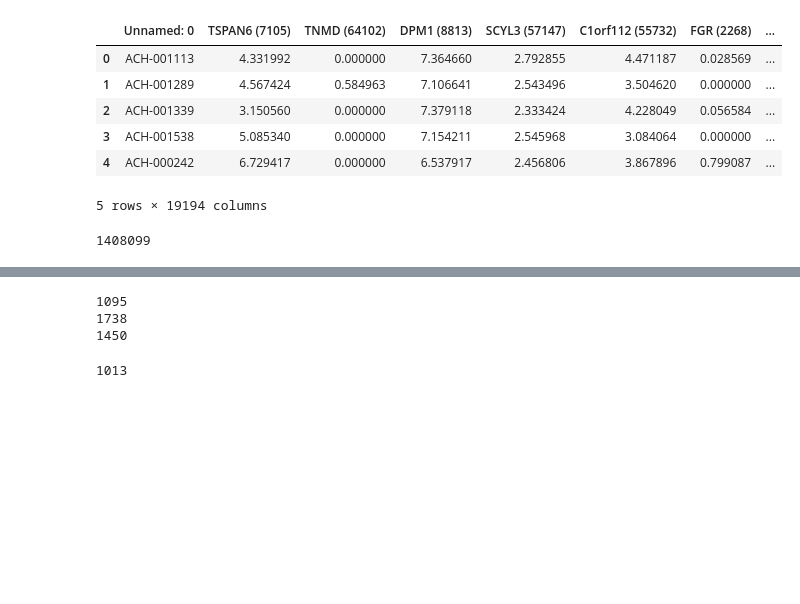
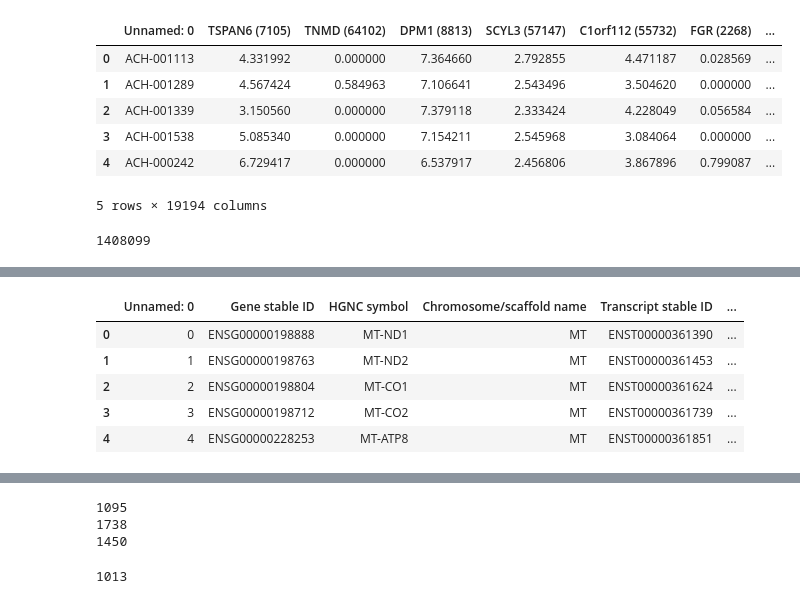
Before and after one commit to dan-beach/dependant-weights, a Jupyter notebook: depmap-processing.ipynb, the cells around one changed output, grey strips where cells are left out. Drawn from its saved outputs; the diff is of its cells as text; code cells hidden in the pictures; blank space fills up the shorter version.

```diff
--- a/depmap-processing.ipynb
+++ b/depmap-processing.ipynb
@@ -96,0 +169,9 @@ len(mut_data2)
+# %%
+ensembl_biomart.head()
+# %% [output]
+|  | Unnamed: 0 | Gene stable ID | HGNC symbol | Chromosome/scaffold name | Transcript stable ID | ... |
+| 0 | 0 | ENSG00000198888 | MT-ND1 | MT | ENST00000361390 | ... |
+| 1 | 1 | ENSG00000198763 | MT-ND2 | MT | ENST00000361453 | ... |
+| 2 | 2 | ENSG00000198804 | MT-CO1 | MT | ENST00000361624 | ... |
+| 3 | 3 | ENSG00000198712 | MT-CO2 | MT | ENST00000361739 | ... |
+| 4 | 4 | ENSG00000228253 | MT-ATP8 | MT | ENST00000361851 | ... |
```
Also changed, not shown: parts of 12 cells of this notebook, 3 other files.
